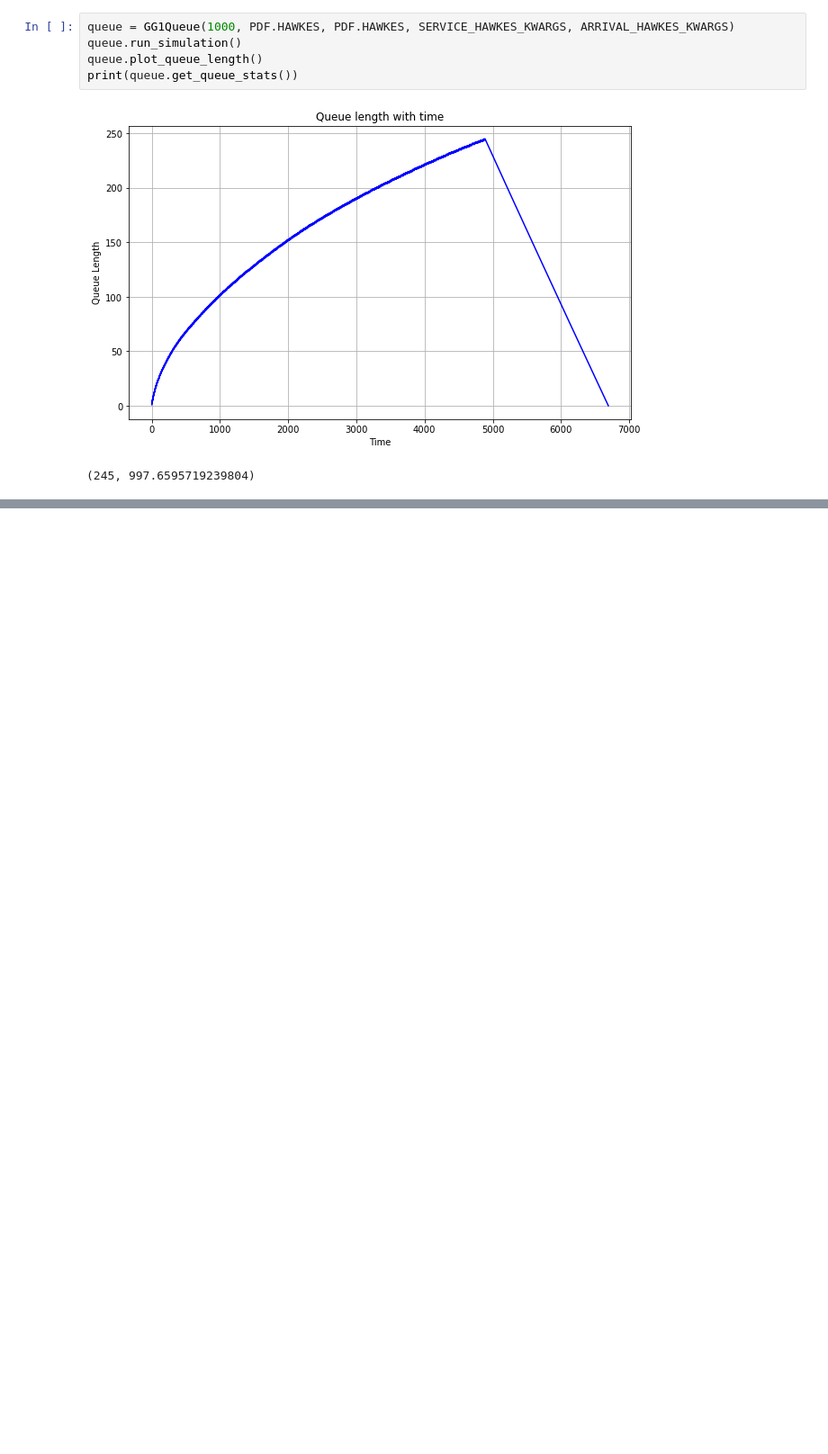
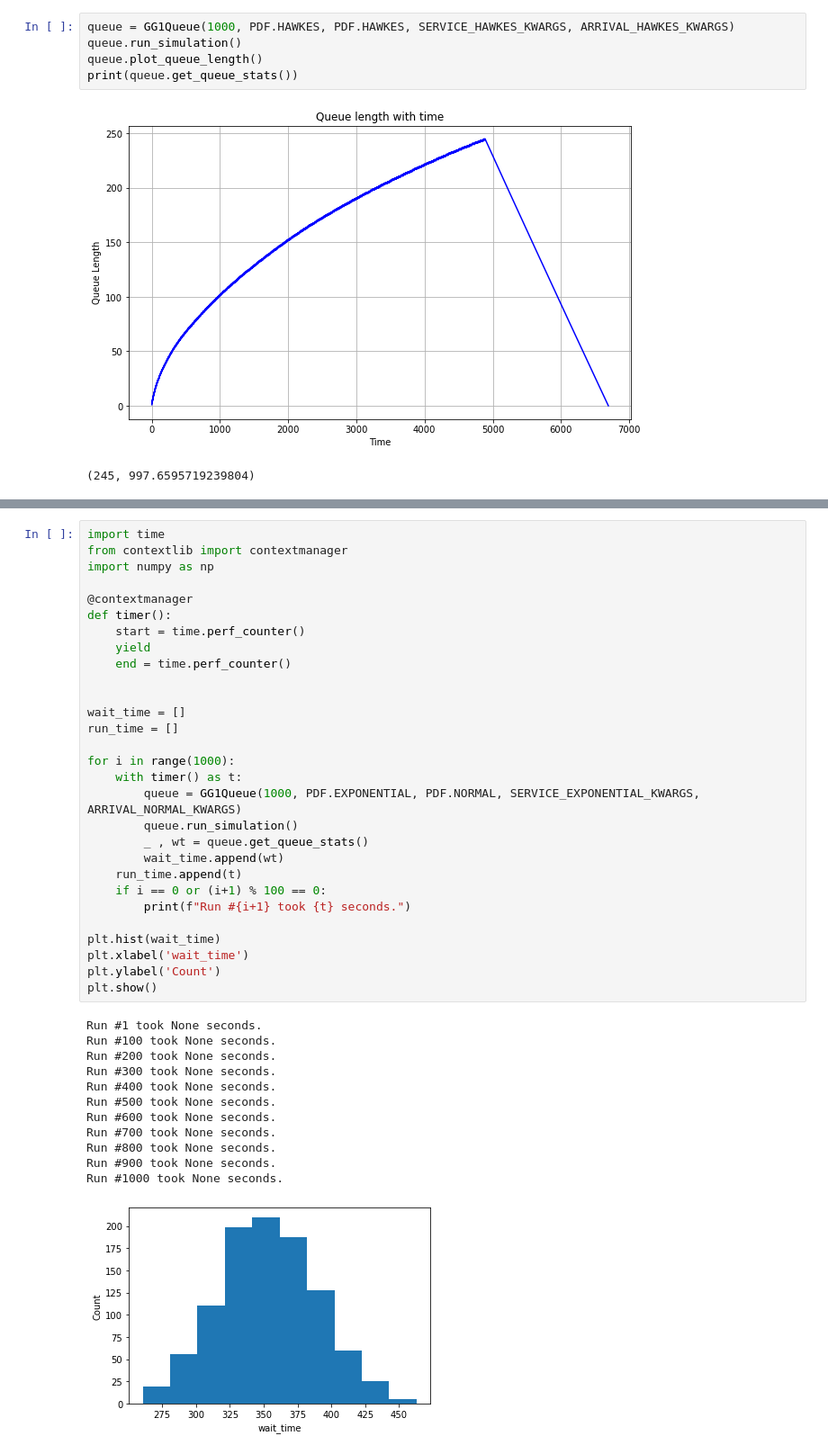
Before and after one commit to pranofgit/queue-simulation, a Jupyter notebook: Code/main_nb.ipynb, the cells around one changed output, grey strips where cells are left out. Shown at 90% size. Drawn from its saved outputs; the diff is of its cells as text; blank space fills up the shorter version.

```diff
--- a/Code/main_nb.ipynb
+++ b/Code/main_nb.ipynb
@@ -62,0 +70,42 @@ plt.show()
+# %%
+import time
+from contextlib import contextmanager
+import numpy as np
+
+@contextmanager
+def timer():
+    start = time.perf_counter()
+    yield
+    end = time.perf_counter()
+
+
+wait_time = []
+run_time = []
+
+for i in range(1000):
+    with timer() as t:
+        queue = GG1Queue(1000, PDF.EXPONENTIAL, PDF.NORMAL, SERVICE_EXPONENTIAL_KWARGS, ARRIVAL_NORMAL_KWARGS)
+        queue.run_simulation()
+        _ , wt = queue.get_queue_stats()
+        wait_time.append(wt)
+    run_time.append(t)
+    if i == 0 or (i+1) % 100 == 0:
+        print(f"Run #{i+1} took {t} seconds.")
+
+plt.hist(wait_time)
+plt.xlabel('wait_time')
+plt.ylabel('Count')
+plt.show()
+# %% [output]
+Run #1 took None seconds.
+Run #100 took None seconds.
+Run #200 took None seconds.
+Run #300 took None seconds.
+Run #400 took None seconds.
+Run #500 took None seconds.
+Run #600 took None seconds.
+Run #700 took None seconds.
+Run #800 took None seconds.
+Run #900 took None seconds.
+Run #1000 took None seconds.
+[figure, added]
```
Also changed, not shown: parts of 4 cells of this notebook, 1 other file.
